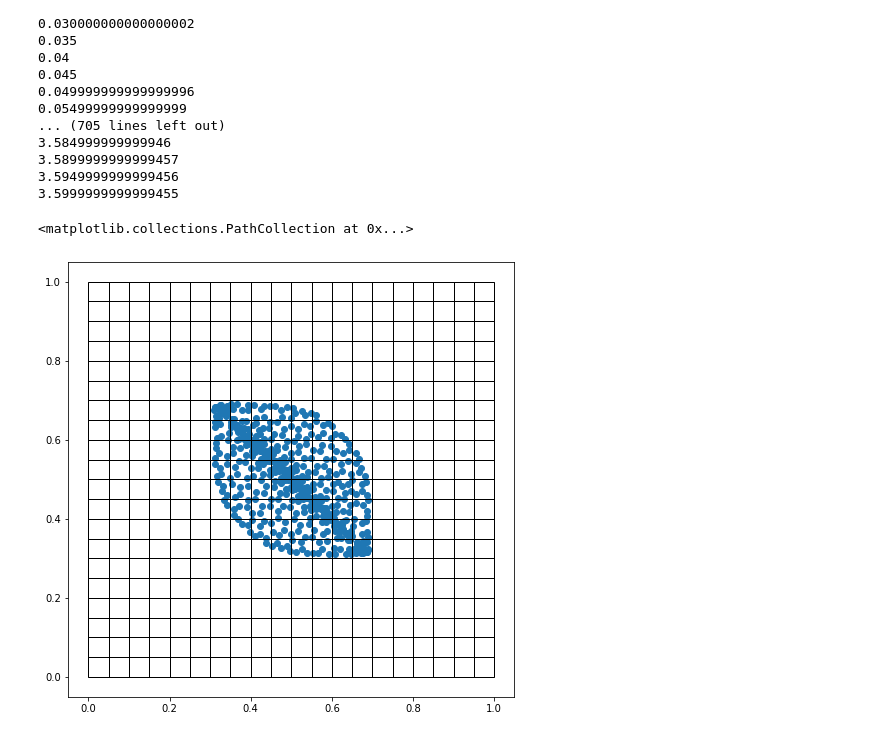
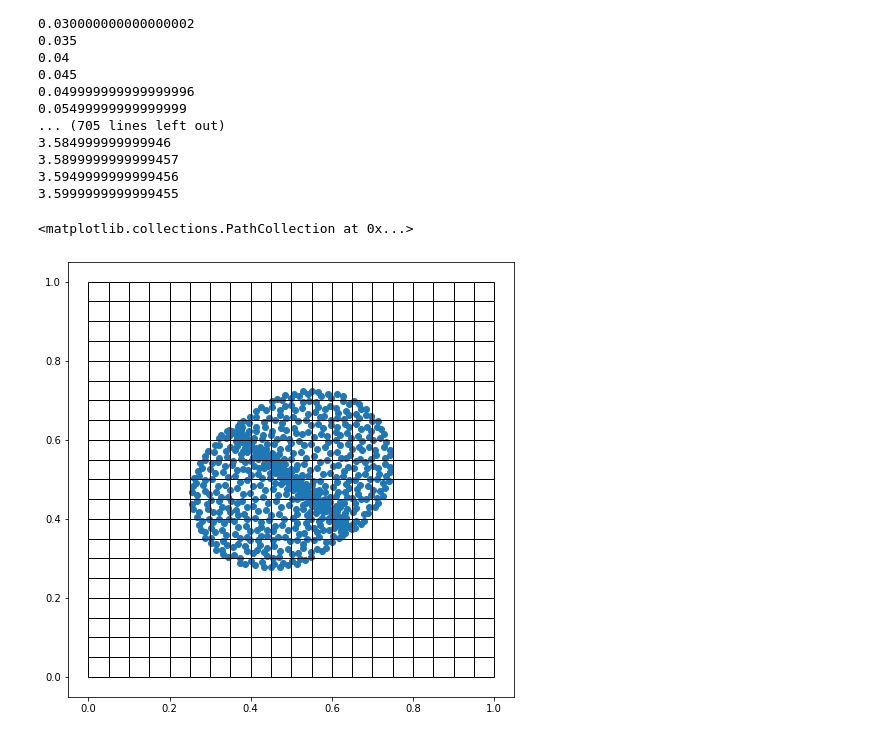
Before and after one commit to yildizdag/mpm, a Jupyter notebook: Benchmark/elasticCollision_MPM.ipynb, the cells around one changed output. Drawn from its saved outputs; the diff is of its cells as text; code cells hidden in the pictures.

```diff
--- a/Benchmark/elasticCollision_MPM.ipynb
+++ b/Benchmark/elasticCollision_MPM.ipynb
@@ -120,0 +112,5 @@ array([[0.3040528 , 0.14663045],
+# %%
+plt.figure(figsize=(12,12))
+for i in range(0,len(tri)):
+    plt.gca().add_patch(patches.Polygon([[points[tri[i,0],0],points[tri[i,0],1]],[points[tri[i,1],0],points[tri[i,1],1]],[points[tri[i,2],0],points[tri[i,2],1]]],facecolor='w',edgecolor='k',fill=False))
+plt.scatter(p_set[:,0],p_set[:,1])
@@ -131,10 +130,10 @@ plt.scatter(p_set[:,0],p_set[:,1])
 # %% [markdown]
 # MPM SIMULATION
 # %%
-E = 1000
+E = 1000.0
 nu = 0.3
-C=(E/((1+nu)*(1-2*nu)))*np.array([[1-nu,nu,0], [nu,1-nu,0], [0,0,(1-2*nu)/2]])
-rho = 1000
+C=(E/((1.+nu)*(1.-2.*nu)))*np.array([[1-nu,nu,0], [nu,1-nu,0], [0,0,(1-2*nu)/2]])
+rho = 1000.0
 v = 0.1
 TOL = 1E-12
 Vp1 = np.zeros(len(set1))
@@ -146,7 +145,9 @@ Fp1 = np.zeros((len(set1),4))
 #############################
 # Initial State
 for i in range(0,len(set1)):
-    aMatrix = np.array([[p[t[i,0],0],p[t[i,0],1],1.0],[p[t[i,1],0],p[t[i,1],1],1.0],[p[t[i,2],0],p[t[i,2],1],1.0]])
+    aMatrix = np.array([[points[tri[i,0],0],points[tri[i,0],1],1.0],
+                        [points[tri[i,1],0],points[tri[i,1],1],1.0],
+                        [points[tri[i,2],0],points[tri[i,2],1],1.0]])
     a = np.linalg.det(aMatrix)/2.0
     Vp1[i] = a
     Mp1[i] = a*rho
@@ -202,7 +193,11 @@ array([0.3040528 , 0.21891875, 0.23173016, 0.04919225, 0.14867267,
 # %%
 plt.figure(figsize=(8,8))
 for i in range(0,len(conn)):
-    plt.gca().add_patch(patches.Polygon([[nodes[conn[i,0],0],nodes[conn[i,0],1]],[nodes[conn[i,1],0],nodes[conn[i,1],1]],[nodes[conn[i,2],0],nodes[conn[i,2],1]],[nodes[conn[i,3],0],nodes[conn[i,3],1]]],facecolor='w',edgecolor='k',fill=False))
+    plt.gca().add_patch(patches.Polygon([[nodes[conn[i,0],0],nodes[conn[i,0],1]],
+                                         [nodes[conn[i,1],0],nodes[conn[i,1],1]],
+                                         [nodes[conn[i,2],0],nodes[conn[i,2],1]],
+                                         [nodes[conn[i,3],0],nodes[conn[i,3],1]]],
+                                        facecolor='w',edgecolor='k',fill=False))
 plt.scatter(X[:,0],Y[:,0])
 # %% [output]
 <matplotlib.collections.PathCollection at 0x...>
@@ -231,14 +226,16 @@ while (t<=time):
         xi = (2.0*xp-(el_nodes[0,0]+el_nodes[1,0]))/h1
         eta = (2.0*yp-(el_nodes[1,1]+el_nodes[2,1]))/h2
         N, dN = linear2Dshapefun(xi,eta)
-        Jmatrix = np.array([[dN[0,:].dot(el_nodes[:,0]),dN[0,:].dot(el_nodes[:,1])],[dN[1,:].dot(el_nodes[:,0]),dN[1,:].dot(el_nodes[:,1])]])
+        Jmatrix = np.array([[dN[0,:].dot(el_nodes[:,0]),dN[0,:].dot(el_nodes[:,1])],
+                            [dN[1,:].dot(el_nodes[:,0]),dN[1,:].dot(el_nodes[:,1])]])
         J = np.linalg.det(Jmatrix)
         dNxy = np.linalg.inv(Jmatrix).dot(dN)
         #dNxy = np.linalg.solve(Jmatrix,dN)
         for j in range(0,4):
             n_mass[conn[el,j]] += N[j]*Mp[i]
             n_momentum[conn[el,j],:] += (N[j]*Mp[i])*vp[i,:]
-            n_fi[conn[el,j],:] += -Vp[i]*np.array([(Sp[i,0]*dNxy[0,j]+Sp[i,2]*dNxy[1,j]),(Sp[i,1]*dNxy[1,j]+Sp[i,2]*dNxy[0,j])])
+            n_fi[conn[el,j],:] += -Vp[i]*np.array([(Sp[i,0]*dNxy[0,j]+Sp[i,2]*dNxy[1,j]),
+                                                   (Sp[i,1]*dNxy[1,j]+Sp[i,2]*dNxy[0,j])])
     n_momentum += deltaT*n_fi
     #From Nodes to Particles
     for i in range(0,len(rp)):
@@ -261,8 +258,11 @@ while (t<=time):
                 vp[i,:] += (deltaT*N[j]/n_mass[conn[el,j]])*(n_fi[conn[el,j],:])
                 rp[i,:] += (deltaT*N[j]/n_mass[conn[el,j]])*n_momentum[conn[el,j],:]
                 vl = n_momentum[conn[el,j],:]/n_mass[conn[el,j]]
-            Lp += np.transpose(vl).dot(np.transpose(dNxy[:,j]))
-        F = (np.array([[1,0],[0,1]])+deltaT*Lp)*np.array([[Fp[i,0],Fp[i,1]],[Fp[i,2],Fp[i,3]]])
+            Lp[0,0] += vl[0]*dNxy[0,j]
+            Lp[0,1] += vl[0]*dNxy[1,j]
+            Lp[1,0] += vl[1]*dNxy[0,j]
+            Lp[0,0] += vl[1]*dNxy[1,j]
+        F = (np.array([[1,0],[0,1]])+deltaT*Lp).dot(np.array([[Fp[i,0],Fp[i,1]],[Fp[i,2],Fp[i,3]]]))
         Fp[i,:] = [F[0,0],F[0,1],F[1,0],F[1,1]]
         Vp[i] = np.linalg.det(np.array([[Fp[i,0],Fp[i,1]],[Fp[i,2],Fp[i,3]]]))*Vp0[i]
         dEps = (0.5*deltaT)*(Lp+np.transpose(Lp))
@@ -294,8 +294,8 @@ while (t<=time):
 # %%
 plt.figure(figsize=(8,8))
 for i in range(0,len(conn)):
     plt.gca().add_patch(patches.Polygon([[nodes[conn[i,0],0],nodes[conn[i,0],1]],[nodes[conn[i,1],0],nodes[conn[i,1],1]],[nodes[conn[i,2],0],nodes[conn[i,2],1]],[nodes[conn[i,3],0],nodes[conn[i,3],1]]],facecolor='w',edgecolor='k',fill=False))
-plt.scatter(X[:,99],Y[:,99])
+plt.scatter(X[:,80],Y[:,80])
 # %% [output]
 <matplotlib.collections.PathCollection at 0x...>
-[figure, old version]
+[figure, new version]
```
Also changed, not shown: parts of 22 cells of this notebook.
